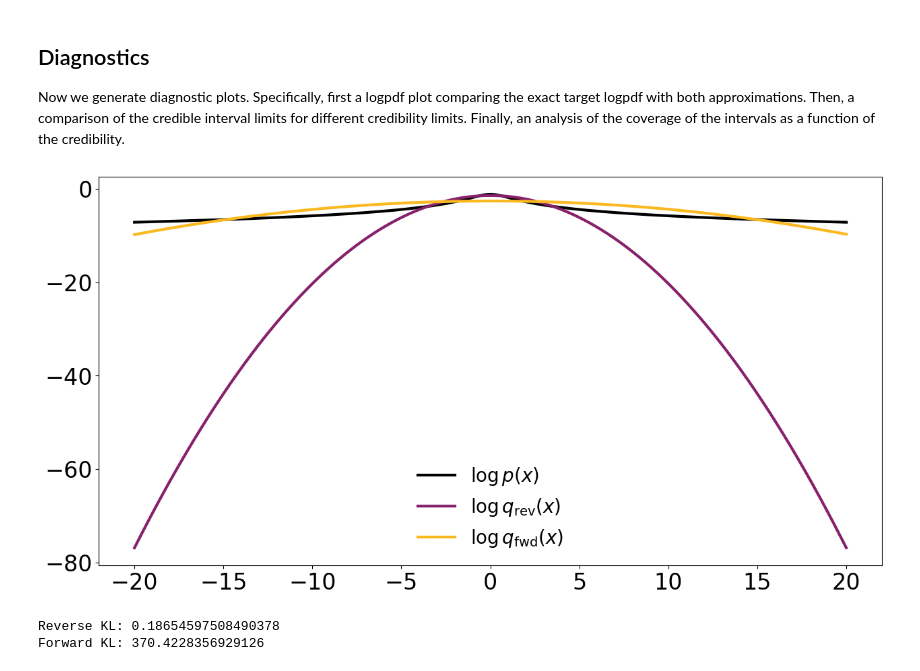
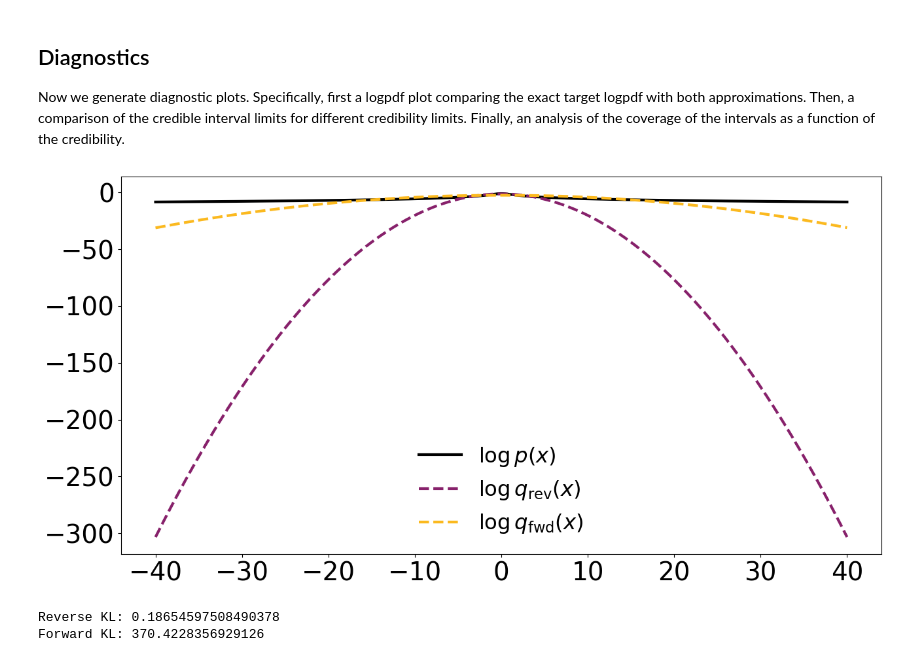
Before and after one commit to giankdiluvi/vi-ci-calibration, a Jupyter notebook: src/cauchy.ipynb, the cells around one changed output. Cells and saved outputs as stored; diff of their text form; code cells hidden in the pictures.

```diff
--- a/src/cauchy.ipynb
+++ b/src/cauchy.ipynb
@@ -15,7 +15,7 @@ import vi
 
 plt.rcParams.update({'figure.max_open_warning': 0})
 plt.rcParams["figure.figsize"]=15,7.5
-plt.rcParams.update({'font.size': 24})
+plt.rcParams.update({'font.size': 28})
 figpath='../doc/fig/'
 # %%
 ##########################
@@ -126,14 +126,14 @@ first a logpdf plot comparing the exact target logpdf with both approximations.
 Then, a comparison of the credible interval limits for different credibility limits.
 Finally, an analysis of the coverage of the intervals as a function of the credibility.
 # %%
-lsx=np.linspace(-20,20,1000)
+lsx=np.linspace(-40,40,1000)
 plt.plot(lsx,lp(lsx),c="black", label=r'$\log p(x)$',lw=3)
-plt.plot(lsx,rev_lq(lsx),c='#87216BFF', label=r'$\log q_{\mathrm{rev}}(x)$',lw=3)
-plt.plot(lsx,fwd_lq(lsx),c='#FBB91FFF', label=r'$\log q_{\mathrm{fwd}}(x)$',lw=3)
+plt.plot(lsx,rev_lq(lsx),c='#87216BFF', label=r'$\log q_{\mathrm{rev}}(x)$',lw=3,ls='dashed')
+plt.plot(lsx,fwd_lq(lsx),c='#FBB91FFF', label=r'$\log q_{\mathrm{fwd}}(x)$',lw=3,ls='dashed')
 plt.legend(fontsize='small',frameon=False)
 plt.savefig(figpath + 'cauchy_logq.pdf', dpi=300, bbox_inches='tight')
 # %% [output]
-[figure, old version]
+[figure, new version]
 # %%
 rev_kl=vi.kl(rev_lq,lp,rev_randq,B=10000)
 fwd_kl=vi.kl(lp,fwd_lq,randp,B=10000)
```
Also changed, not shown: parts of 4 cells of this notebook.
